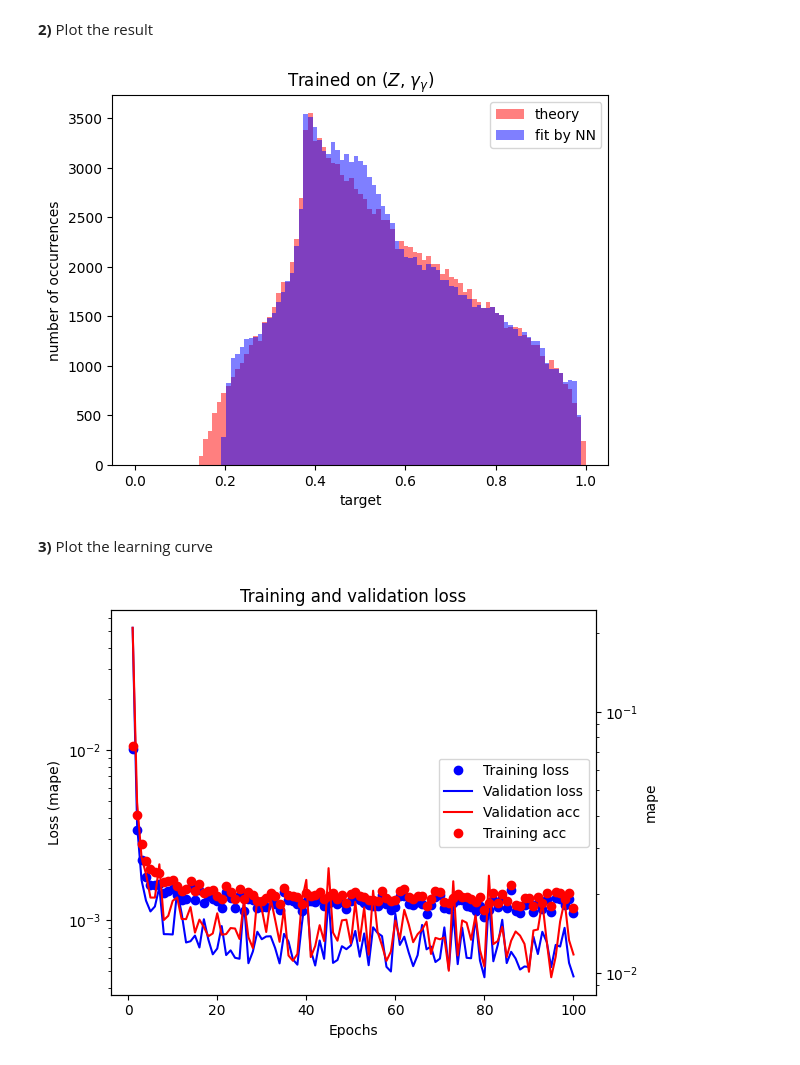
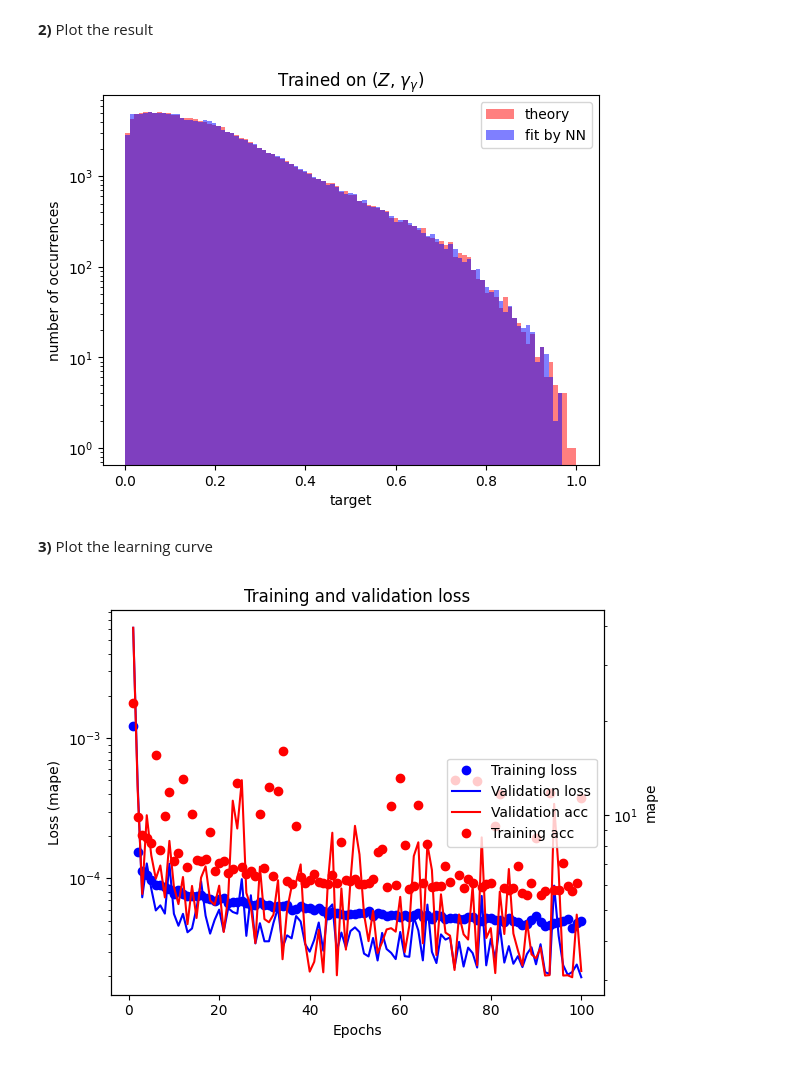
Before and after one commit to chiarabadiali/bh_ML, a Jupyter notebook: NNtraining_TCS.ipynb, the cells around one changed output. Saved outputs shown, nothing was run; the diff lists cells and outputs as text; code cells hidden in the pictures.

```diff
--- a/NNtraining_TCS.ipynb
+++ b/NNtraining_TCS.ipynb
@@ -9,36 +12,24 @@ from utils import *
 ## Load and prepare data
 We load, and then split in train, validation, test set
 # %%
-BH_tcs = load_data("data/{}.csv".format('BH_tcs_1e6'))
-train_data, train_targets, val_data, val_targets, test_data, test_targets = prepare_data(BH_tcs)
+dataset = load_data("data/{}.csv".format('BH_tcs_1e6'))
+dataset = prepare_targets(dataset)
+train_data, train_targets, val_data, val_targets, test_data, test_targets = train_test_split(dataset)
 # %% [output]
 Train / Val / Test set: 700000 / 150000 / 150000
 # %% [markdown]
 ## Model Build
 
 __1)__ Define a function to build a keras model
-# %%
-from keras import models
-from keras import layers
-from tensorflow.keras.layers import BatchNormalization
-from tensorflow.keras.optimizers import Adam
-
-def build_model():
-    model = models.Sequential()
-    model.add (BatchNormalization(input_dim = 2))
-    model.add (layers.Dense(64, activation="relu"))
-    model.add (layers.Dense(64, activation="relu"))
-    model.add (layers.Dense(1, activation="sigmoid"))
-    model.compile(optimizer=Adam(learning_rate=1e-3), loss='mse', metrics=["mae","binary_crossentropy"])
-    return model
 # %% [markdown]
 __2)__ Fit the model and save it
 # %%
 # Build, fit model
-model = build_model()
+batch_size = int(0.005 * train_data.shape[0])
+model = build_model(n_layers=2, n_nodes=8)
 history = model.fit(train_data, train_targets,
                     epochs = 100,
-                    batch_size = 4000,
+                    batch_size = batch_size,
                     validation_data = (val_data, val_targets),
                     verbose=0,
                     )
@@ -76,21 +76,21 @@ __2)__ Plot the result
 # %%
 import matplotlib.pyplot as plt
 
 bins = np.linspace(0., 1., 100)
 
 plt.hist(test_targets, bins, color = 'r', alpha=0.5, label='theory')
 plt.hist(test_pred, bins, color = 'b', alpha=0.5, label='fit by NN')
-#plt.yscale('log')
+plt.yscale('log')
 plt.legend(loc='upper right')
 plt.xlabel('target')
 plt.ylabel('number of occurrences')
 plt.title('Trained on ($Z$, $\gamma_{\gamma}$)')
 plt.show()
 # %% [output]
-[figure, old version]
+[figure, new version]
 # %% [markdown]
 __3)__ Plot the learning curve
 # %%
 plot_history(history)
 # %% [output]
-[figure, old version]
+[figure, new version]
```
Also changed, not shown: parts of 7 cells of this notebook, 5 other files.
